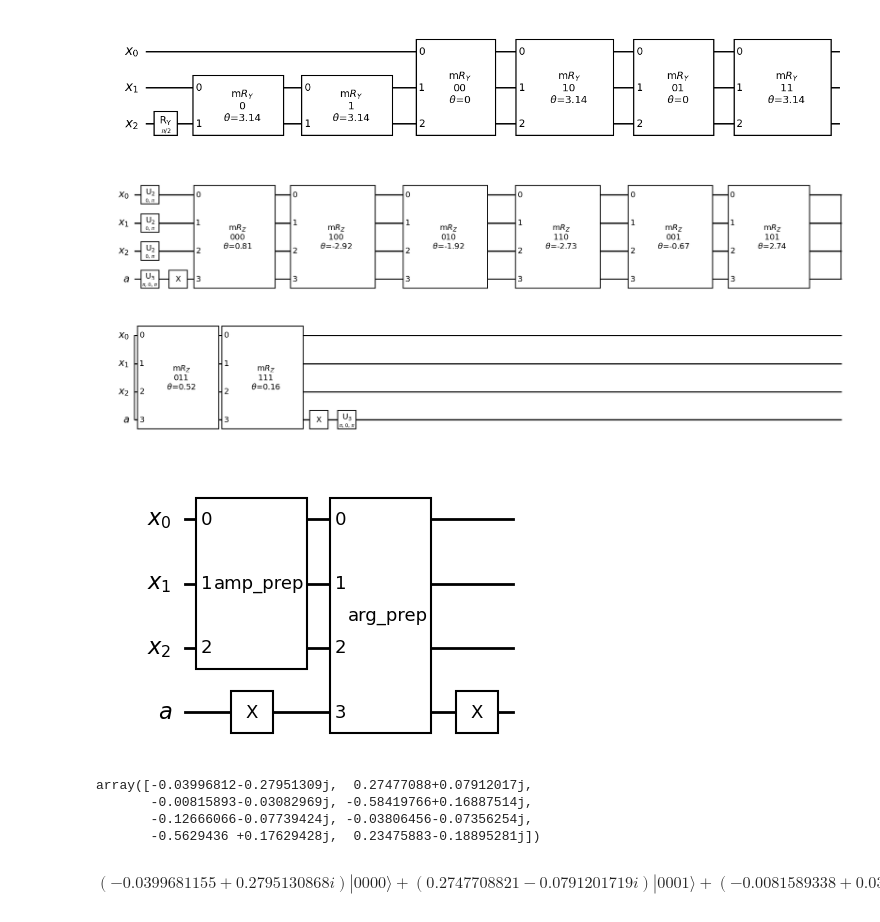
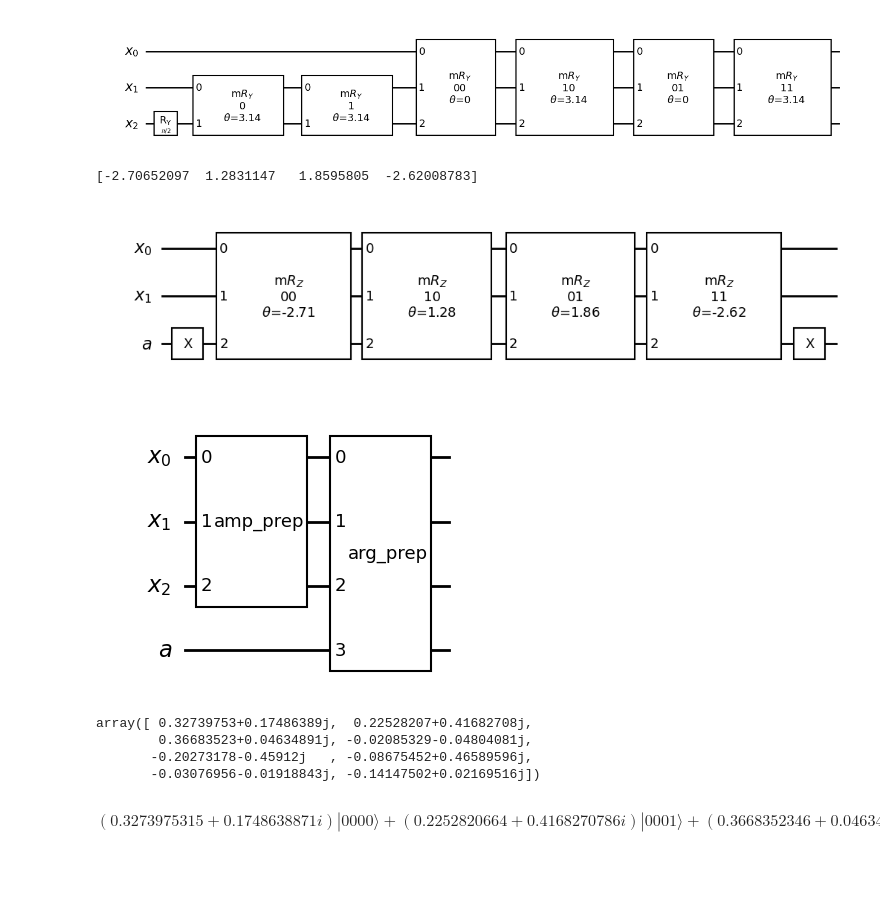
Before and after one commit to keshavdahiya/qc_bootcamp_project2_quantum_state_preparation, a Jupyter notebook: qc_mp2_main.ipynb, the cells around one changed output. Cells and saved outputs as stored; diff of their text form; code cells hidden in the pictures; blank space fills up the shorter version.

```diff
--- a/qc_mp2_main.ipynb
+++ b/qc_mp2_main.ipynb
@@ -88,18 +88,17 @@ def q_arg_prep (n, args):
     circ.x(anc)
     return circ.to_gate()
 # %%
-n = 3
+n = 2
 args = np.random.uniform(-np.pi, np.pi, 1<<n)
 qx = QuantumRegister(n, name='x')
 qa = AncillaRegister(1, name='a')
 qsp = QuantumCircuit(qx, qa)
-qsp.h(qx)
-qsp.x(qa)
 qsp.compose(q_arg_prep(n, args), inplace=True)
-qsp.x(qa)
+print(args)
 qsp.decompose().draw(output='mpl', style='bw')
 # %% [output]
+[-2.70652097  1.2831147   1.8595805  -2.62008783]
-[figure, old version]
+[figure, new version]
 # %%
 def gen_psi (n):
     rand_amps = np.random.uniform(0, 10, 1<<n)
@@ -122,15 +121,15 @@ qsp.compose(q_amp_prep(n, angs), qubits=qx, inplace=True)
 qsp.compose(q_arg_prep(n, psi_args), inplace=True)
 qsp.draw(output='mpl', style='bw')
 # %% [output]
-[figure, old version]
+[figure, new version]
 # %%
 psi
 # %% [output]
-array([-0.03996812-0.27951309j,  0.27477088+0.07912017j,
-       -0.00815893-0.03082969j, -0.58419766+0.16887514j,
-       -0.12666066-0.07739424j, -0.03806456-0.07356254j,
-       -0.5629436 +0.17629428j,  0.23475883-0.18895281j])
+array([ 0.32739753+0.17486389j,  0.22528207+0.41682708j,
+        0.36683523+0.04634891j, -0.02085329-0.04804081j,
+       -0.20273178-0.45912j   , -0.08675452+0.46589596j,
+       -0.03076956-0.01918843j, -0.14147502+0.02169516j])
 # %%
 Statevector(qsp).draw("latex")
 # %% [output]
-$$(-0.0399681155 + 0.2795130868 i) |0000\rangle+(0.2747708821 - 0.0791201719 i) |0001\rangle+(-0.0081589338 + 0.0308296888 i) |0010\rangle+(-0.5841976554 - 0.1688751439 i) |0011\rangle+(-0.1266606557 + 0.0773942395 i) |0100\rangle+(-0.038064565 + 0.0735625356 i) |0101\rangle+(-0.562943605 - 0.1762942761 i) |0110\rangle+(0.234758828 + 0.1889528058 i) |0111\rangle$$
+$$(0.3273975315 + 0.1748638871 i) |0000\rangle+(0.2252820664 + 0.4168270786 i) |0001\rangle+(0.3668352346 + 0.0463489111 i) |0010\rangle+(-0.0208532919 - 0.0480408116 i) |0011\rangle+(-0.2027317786 - 0.4591199991 i) |0100\rangle+(-0.086754525 + 0.4658959609 i) |0101\rangle+(-0.0307695606 - 0.0191884318 i) |0110\rangle+(-0.1414750185 + 0.0216951631 i) |0111\rangle$$
```
